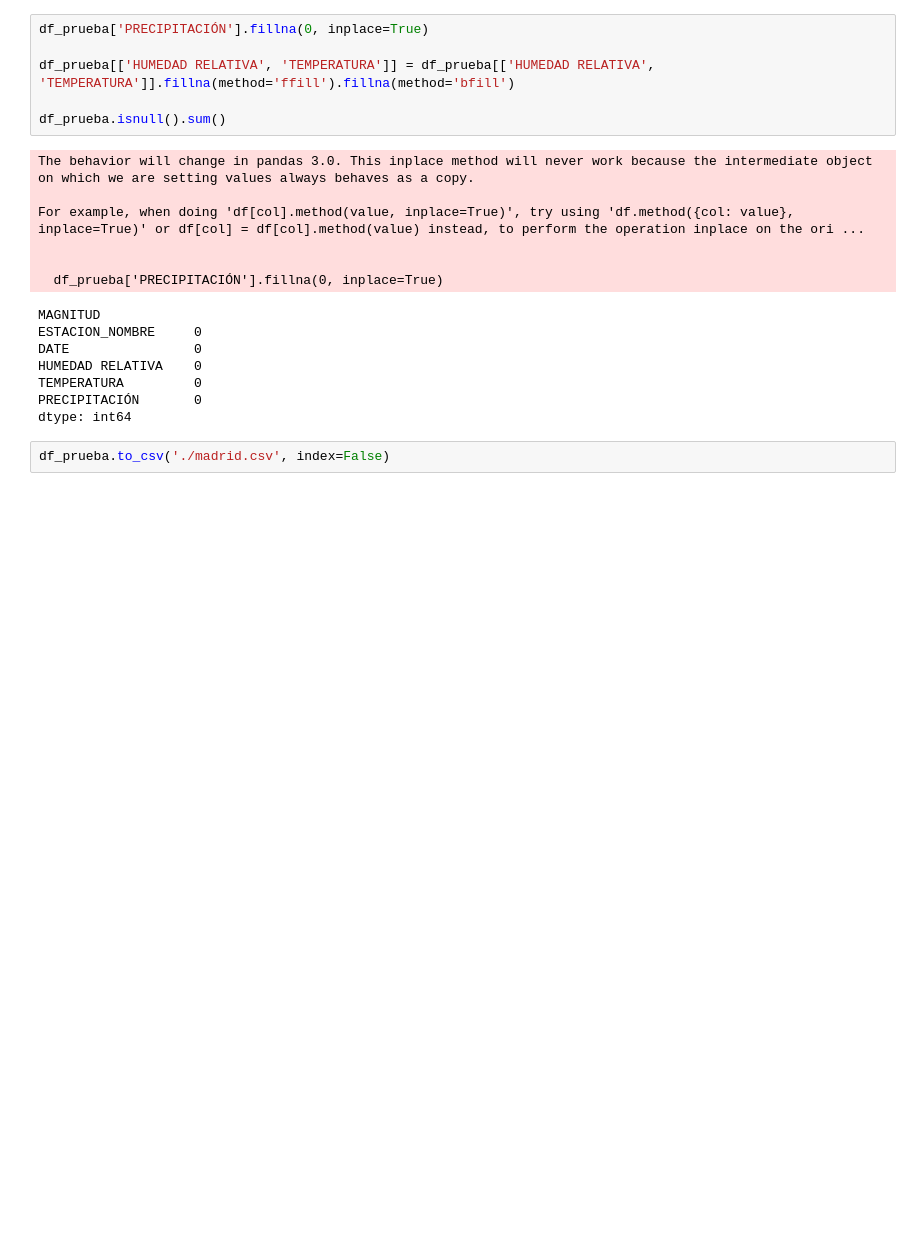
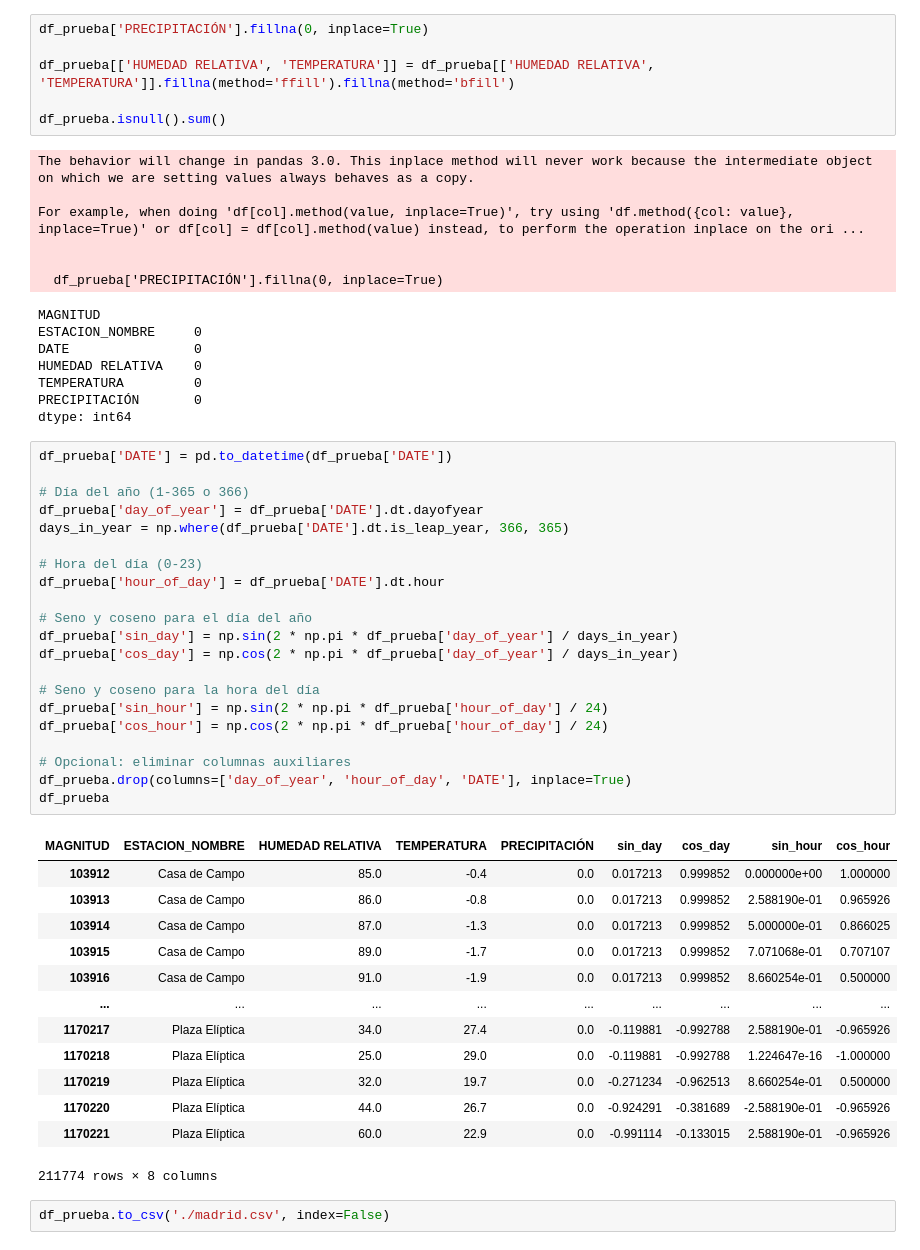
Before and after one commit to PedroNole/weather_forecast, a Jupyter notebook: Data/raw/madrid/clean_data_madrid.ipynb, the cells around one changed output. Saved outputs shown, nothing was run; the diff lists cells and outputs as text; blank space fills up the shorter version.

```diff
--- a/Data/raw/madrid/clean_data_madrid.ipynb
+++ b/Data/raw/madrid/clean_data_madrid.ipynb
@@ -207,5 +177,40 @@ HUMEDAD RELATIVA    0
 TEMPERATURA         0
 PRECIPITACIÓN       0
 dtype: int64
+# %%
+df_prueba['DATE'] = pd.to_datetime(df_prueba['DATE'])
+
+# Día del año (1-365 o 366)
+df_prueba['day_of_year'] = df_prueba['DATE'].dt.dayofyear
+days_in_year = np.where(df_prueba['DATE'].dt.is_leap_year, 366, 365)
+
+# Hora del día (0-23)
+df_prueba['hour_of_day'] = df_prueba['DATE'].dt.hour
+
+# Seno y coseno para el día del año
+df_prueba['sin_day'] = np.sin(2 * np.pi * df_prueba['day_of_year'] / days_in_year)
+df_prueba['cos_day'] = np.cos(2 * np.pi * df_prueba['day_of_year'] / days_in_year)
+
+# Seno y coseno para la hora del día
+df_prueba['sin_hour'] = np.sin(2 * np.pi * df_prueba['hour_of_day'] / 24)
+df_prueba['cos_hour'] = np.cos(2 * np.pi * df_prueba['hour_of_day'] / 24)
+
+# Opcional: eliminar columnas auxiliares
+df_prueba.drop(columns=['day_of_year', 'hour_of_day', 'DATE'], inplace=True)
+df_prueba
+# %% [output]
+| MAGNITUD | ESTACION_NOMBRE | HUMEDAD RELATIVA | TEMPERATURA | PRECIPITACIÓN | sin_day | cos_day | sin_hour | cos_hour |
+| 103912 | Casa de Campo | 85.0 | -0.4 | 0.0 | 0.017213 | 0.999852 | 0.000000e+00 | 1.000000 |
+| 103913 | Casa de Campo | 86.0 | -0.8 | 0.0 | 0.017213 | 0.999852 | 2.588190e-01 | 0.965926 |
+| 103914 | Casa de Campo | 87.0 | -1.3 | 0.0 | 0.017213 | 0.999852 | 5.000000e-01 | 0.866025 |
+| 103915 | Casa de Campo | 89.0 | -1.7 | 0.0 | 0.017213 | 0.999852 | 7.071068e-01 | 0.707107 |
+| 103916 | Casa de Campo | 91.0 | -1.9 | 0.0 | 0.017213 | 0.999852 | 8.660254e-01 | 0.500000 |
+| ... | ... | ... | ... | ... | ... | ... | ... | ... |
+| 1170217 | Plaza Elíptica | 34.0 | 27.4 | 0.0 | -0.119881 | -0.992788 | 2.588190e-01 | -0.965926 |
+| 1170218 | Plaza Elíptica | 25.0 | 29.0 | 0.0 | -0.119881 | -0.992788 | 1.224647e-16 | -1.000000 |
+| 1170219 | Plaza Elíptica | 32.0 | 19.7 | 0.0 | -0.271234 | -0.962513 | 8.660254e-01 | 0.500000 |
+| 1170220 | Plaza Elíptica | 44.0 | 26.7 | 0.0 | -0.924291 | -0.381689 | -2.588190e-01 | -0.965926 |
+| 1170221 | Plaza Elíptica | 60.0 | 22.9 | 0.0 | -0.991114 | -0.133015 | 2.588190e-01 | -0.965926 |
+211774 rows × 8 columns
 # %%
 df_prueba.to_csv('./madrid.csv', index=False)
```
Also changed, not shown: parts of 3 cells of this notebook, 2 other files.
